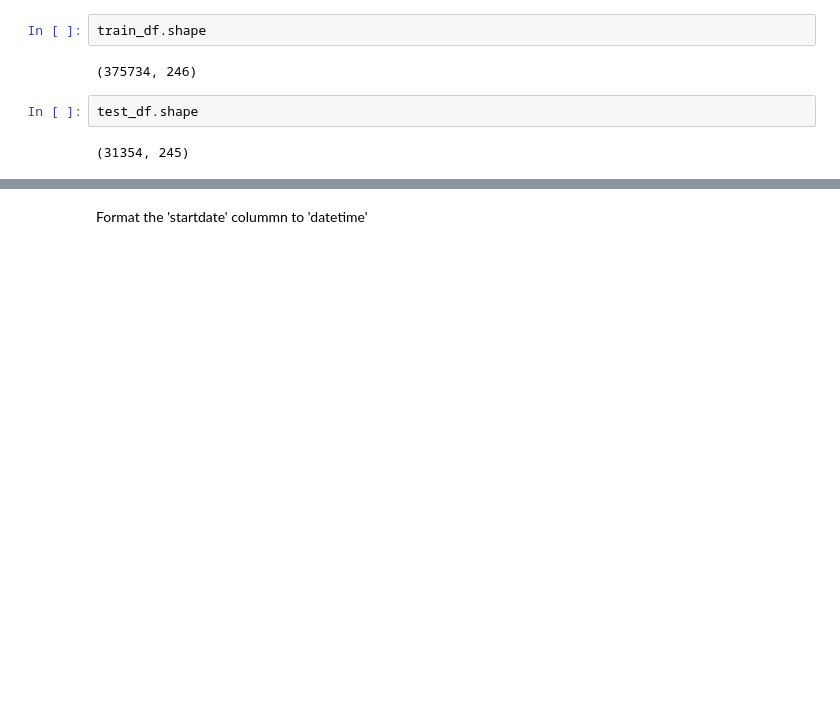
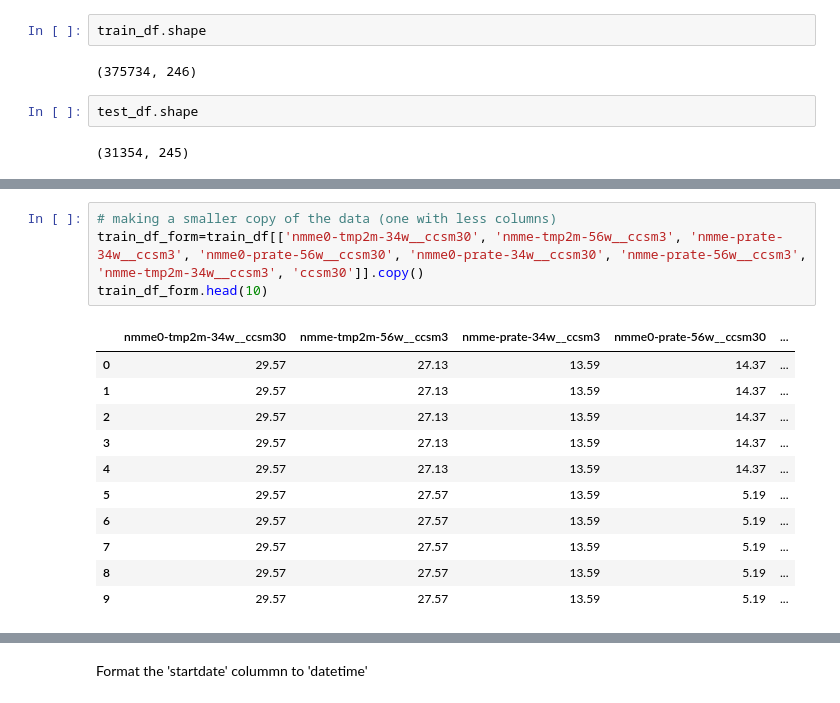
Before and after one commit to lucialagenial/wids_datathon_2023, a Jupyter notebook: wids-23-predictions.ipynb, the cells around one changed output, grey strips where cells are left out. Saved outputs shown, nothing was run; the diff lists cells and outputs as text; blank space fills up the shorter version.

```diff
--- a/wids-23-predictions.ipynb
+++ b/wids-23-predictions.ipynb
@@ -67,0 +88,16 @@ Length: 245, dtype: int64
+# %%
+# making a smaller copy of the data (one with less columns)
+train_df_form=train_df[['nmme0-tmp2m-34w__ccsm30', 'nmme-tmp2m-56w__ccsm3', 'nmme-prate-34w__ccsm3', 'nmme0-prate-56w__ccsm30', 'nmme0-prate-34w__ccsm30', 'nmme-prate-56w__ccsm3', 'nmme-tmp2m-34w__ccsm3', 'ccsm30']].copy()
+train_df_form.head(10)
+# %% [output]
+|  | nmme0-tmp2m-34w__ccsm30 | nmme-tmp2m-56w__ccsm3 | nmme-prate-34w__ccsm3 | nmme0-prate-56w__ccsm30 | ... |
+| 0 | 29.57 | 27.13 | 13.59 | 14.37 | ... |
+| 1 | 29.57 | 27.13 | 13.59 | 14.37 | ... |
+| 2 | 29.57 | 27.13 | 13.59 | 14.37 | ... |
+| 3 | 29.57 | 27.13 | 13.59 | 14.37 | ... |
+| 4 | 29.57 | 27.13 | 13.59 | 14.37 | ... |
+| 5 | 29.57 | 27.57 | 13.59 | 5.19 | ... |
+| 6 | 29.57 | 27.57 | 13.59 | 5.19 | ... |
+| 7 | 29.57 | 27.57 | 13.59 | 5.19 | ... |
+| 8 | 29.57 | 27.57 | 13.59 | 5.19 | ... |
+| 9 | 29.57 | 27.57 | 13.59 | 5.19 | ... |
```
Also changed, not shown: parts of 10 cells of this notebook.
